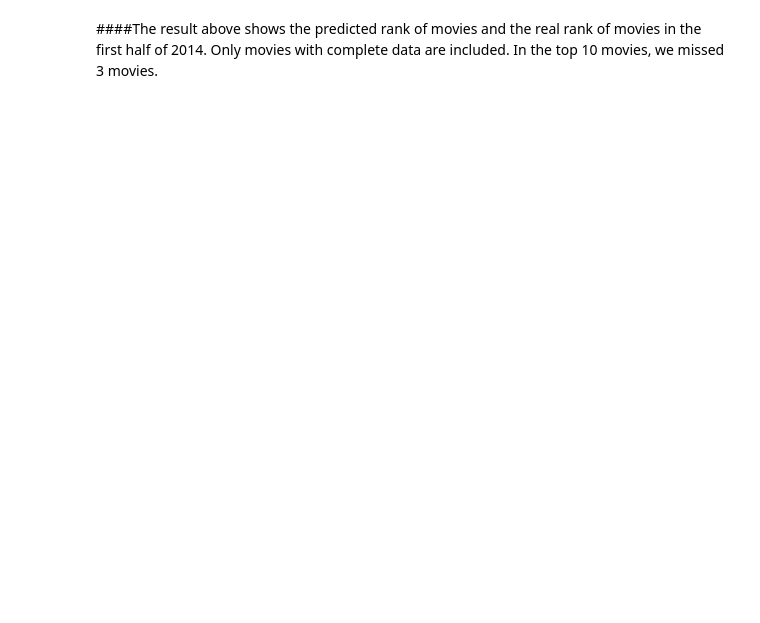
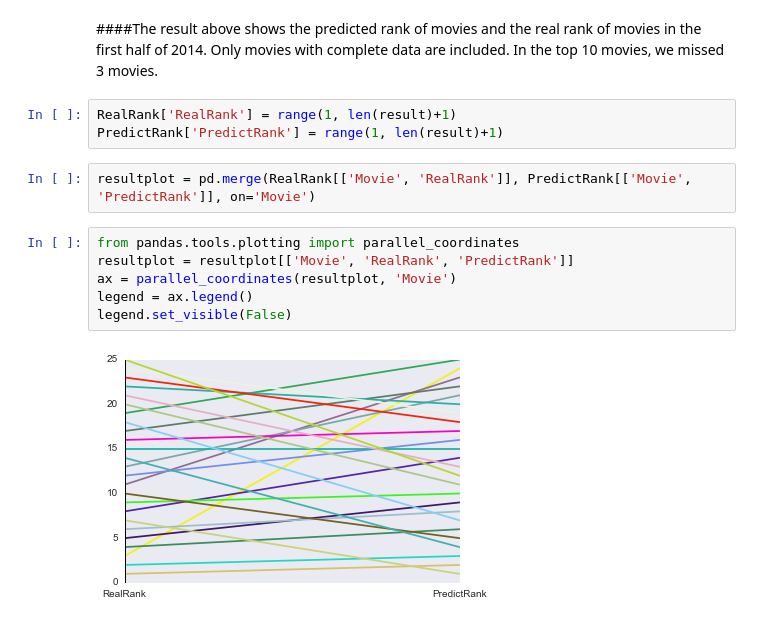
Before and after one commit to lantian2012/DataScience, a Jupyter notebook: Regression.ipynb, the cells around one changed output. Saved outputs shown, nothing was run; the diff lists cells and outputs as text; blank space fills up the shorter version.

Commit message:
add a plot

```diff
--- a/Regression.ipynb
+++ b/Regression.ipynb
@@ -298,3 +298,16 @@ result
 | 24 | Sex Tape | 7098980 | 34 | 18 | Walk Of Shame | 39751 | 39 | ... |
 # %% [markdown]
 ####The result above shows the predicted rank of movies and the real rank of movies in the first half of 2014. Only movies with complete data are included. In the top 10 movies, we missed 3 movies.
+# %%
+RealRank['RealRank'] = range(1, len(result)+1)
+PredictRank['PredictRank'] = range(1, len(result)+1)
+# %%
+resultplot = pd.merge(RealRank[['Movie', 'RealRank']], PredictRank[['Movie', 'PredictRank']], on='Movie')
+# %%
+from pandas.tools.plotting import parallel_coordinates
+resultplot = resultplot[['Movie', 'RealRank', 'PredictRank']]
+ax = parallel_coordinates(resultplot, 'Movie')
+legend = ax.legend()
+legend.set_visible(False)
+# %% [output]
+[figure, added]
```
Also changed, not shown: parts of 3 cells of this notebook.
